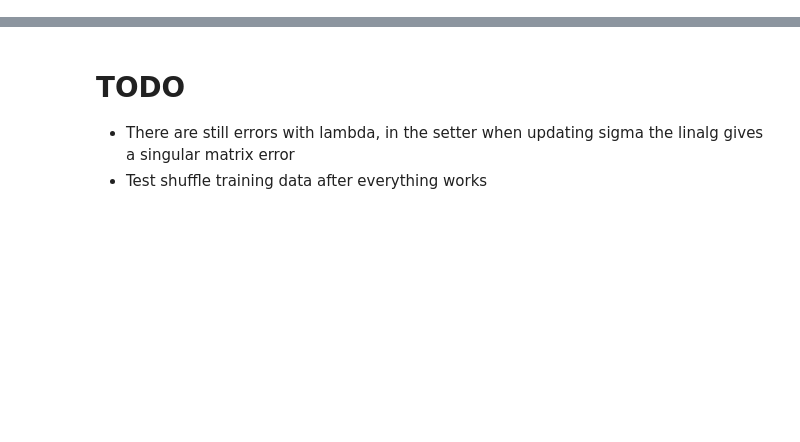
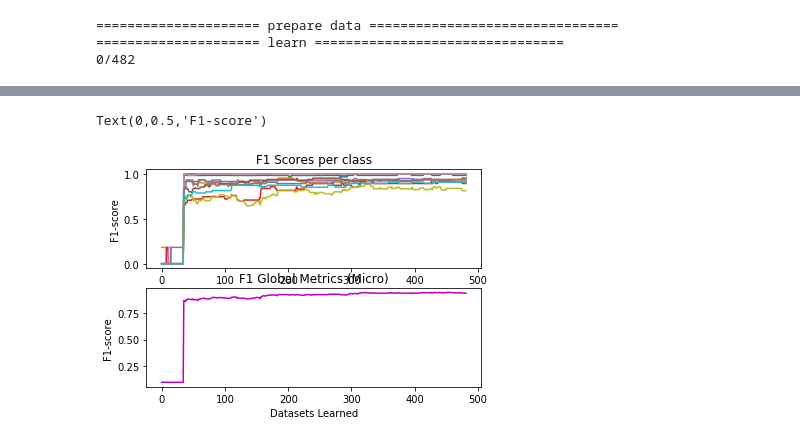
Before and after one commit to Oleffa/MultivariateNormalDistribution, a Jupyter notebook: mvn_interactive_digits.ipynb, the cells around one changed output, grey strips where cells are left out. Saved outputs shown, nothing was run; the diff lists cells and outputs as text; code cells hidden in the pictures; blank space fills up the shorter version.

```diff
--- a/mvn_interactive_digits.ipynb
+++ b/mvn_interactive_digits.ipynb
@@ -60,17 +60,20 @@ def show_internal_number_representation(mvn):
     plt.imshow(mvn.mu.reshape(8,8), cmap=plt.cm.gray_r, interpolation='nearest')
     plt.show()
 # %%
-def predictOutcome(data, y, mvn_list, dimensions):
+def predictOutcome(data, y, mvn_list, dimensions, verbose=False):
     out = []
     for i in range(0,len(data)):
         cur = np.transpose(data[i].reshape(1,dimensions))
         logliks = []
-        for mvn in mvn_list:
-            #if mvn.isInitialized:
-            logliks.append(mvn.logPosteriorPredictive(cur))
-            #else:
-                #logliks.append(-10000000000)
-        #print("predicted: {}, acutal: {}".format(logliks.index(max(logliks)), y[i]))
+        for m in mvn_list:
+            if m.updatedPrior: # In the beginning not all mvns are updated using MAP thats why we have to check
+                logliks.append(m.logPosteriorPredictive(cur))
+                #print("TRUE: add loglik for mvn       [{}]: {}".format(bla,m.logPosteriorPredictive(cur)))
+            else:
+                #print("FALSE: no updated prior for mvn[{}], adding 0 to logliks".format(bla))
+                logliks.append(0)
+        if verbose:
+            print("predicted: {}, acutal: {}".format(logliks.index(max(logliks)), y[i]))
         out.append(logliks.index(max(logliks)))
     #print("===done===")
     return out
@@ -80,16 +83,21 @@ def concatenate_all(input_list, axis=0):
         out = np.concatenate((out, input_list[i]),axis=axis)
     return out
 # %%
-np.set_printoptions(threshold=np.nan)
+#np.set_printoptions(threshold=np.nan)
 #=======DEBUG===========
-prior_data_size = 10
-test_data_size = 15
+prior_data_size = 5
+test_data_size = 30
 
 iris = datasets.load_iris()
 digits = datasets.load_digits()
+boston = datasets.load_boston()
 
 X = digits.data # Features
 y = digits.target # Targets
+#X = iris.data
+#y = iris.target
+X = boston.data
+y = boston.target
 target_number = len(set(y)) # Number of different targets
 
 
@@ -147,22 +155,45 @@ y_training = concatenate_all(y_training)
 X_testing = concatenate_all(X_testing)
 y_testing = concatenate_all(y_testing)
 
-# X_train, y_train = utils.shuffle(X_train,y_train)
+# Shuffle Datasets
+X_training, y_training = utils.shuffle(X_training,y_training)
 
-print(np.shape(X_training))
-print(np.shape(y_training))
-print(np.shape(X_testing))
-print(np.shape(y_testing))
-
-
-for j in range(0,len(X_training)):
+# Lists to store f1 score information
+f_scores = []
+f1_list = []
+for j in range(0,int(len(X_training)/3)):
     for i in range(0, target_number):
         if y_training[j] == i:
             X_train = np.transpose(X_training[i])
             mvns[i].MAP(X_training[j].reshape((dimensions,1)))
-            # Measure performance
+            # Measure performance, track f1 scores
             y_pred = predictOutcome(X_testing, y_testing,mvns, dimensions)
             f1 = metrics.f1_score(y_testing, y_pred, average=None)
-            print(f1)
+            f_scores.append(f1)
+            f1_list.append(metrics.f1_score(y_testing, y_pred, average='micro'))
+    if j%10==0:
+        print("{}/{}".format(j,int(len(X_training)/3)))
+print("===================== plot ================================")
+#show_internal_number_representation(mvns[8])
 
-show_internal_number_representation(mvns[1])
+f_scores = np.transpose(np.array(f_scores))
+#show_internal_number_representation(mvns[1])
+x_tick = range(0,len(f_scores[0]))
+fig = plt.figure()
+# Plot f1 score for each class
+plt.subplot(211)
+plt.title("F1 Scores per class")
+plt.xlabel("Datasets Learned")
+plt.ylabel("F1-score")
+for j in range(0, target_number):
+    plt.plot(x_tick,(f_scores[j]))
+# Plot the f1 score globally by counting the total true positives, false negatives and false positives.
+plt.subplot(212)
+plt.plot(x_tick,f1_list,color='m')
+plt.title("F1 Global Metrics (Micro)")
+plt.xlabel("Datasets Learned")
+plt.ylabel("F1-score")
+# %% [output]
+===================== prepare data ================================
+===================== learn ================================
+0/482
@@ -169,4 +217,2 @@ show_internal_number_representation(mvns[1])
+Text(0,0.5,'F1-score')
+[figure, added]
-# %% [markdown]
-# TODO
-- There are still errors with lambda, in the setter when updating sigma the linalg gives a singular matrix error
-- Test shuffle training data after everything works
```
Also changed, not shown: parts of 2 cells of this notebook, 3 other files.
